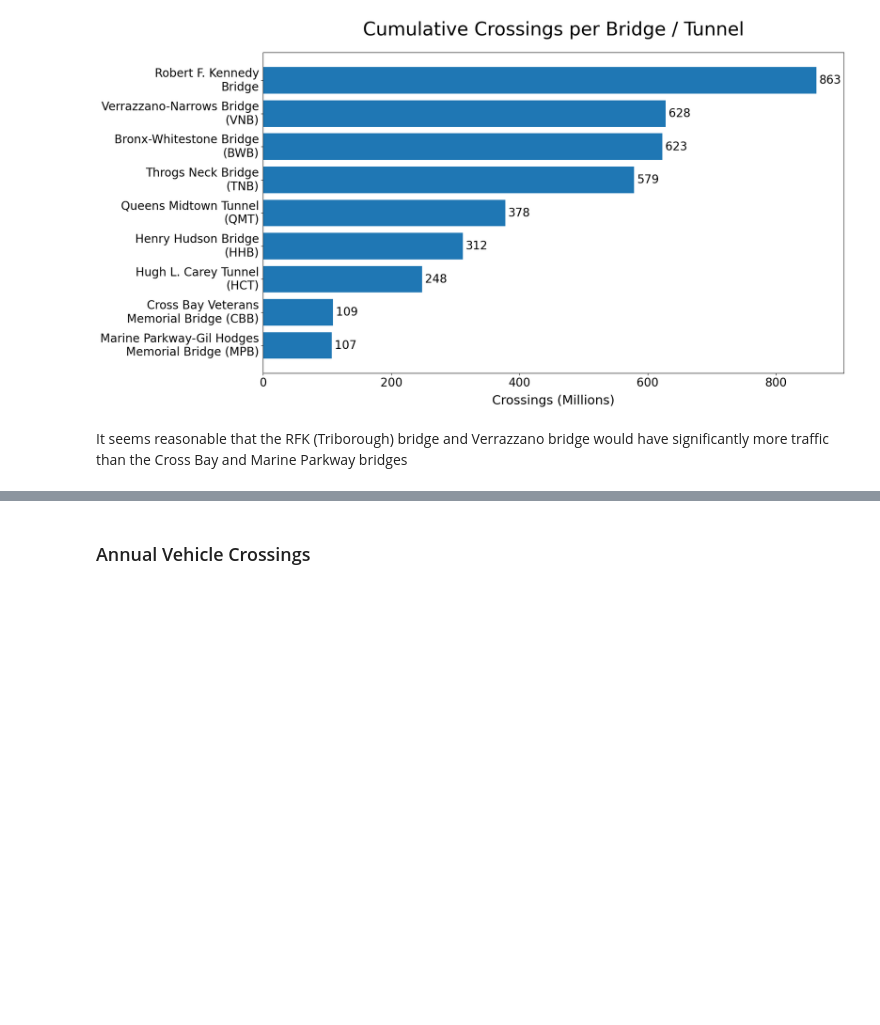
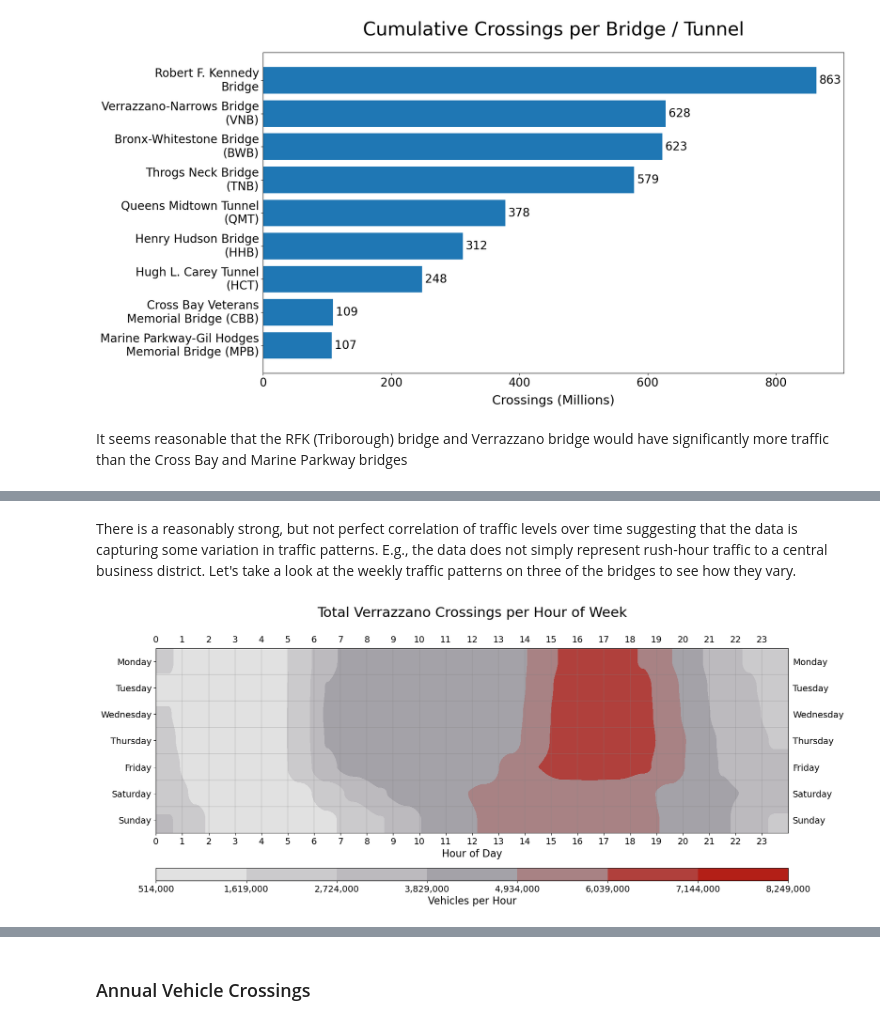
Before and after one commit to ray310/NYC-Vehicle-Collisions, a Jupyter notebook: 2-profiling-preparing-traffic-data.ipynb, the cells around one changed output, grey strips where cells are left out. Saved outputs shown, nothing was run; the diff lists cells and outputs as text; code cells hidden in the pictures; blank space fills up the shorter version.

```diff
--- a/2-profiling-preparing-traffic-data.ipynb
+++ b/2-profiling-preparing-traffic-data.ipynb
@@ -410,0 +444,34 @@ It seems reasonable that the RFK (Triborough) bridge and Verrazzano bridge would
+# %% [markdown]
+There is a reasonably strong, but not perfect correlation of traffic levels over time suggesting that the data is capturing some variation in traffic patterns. E.g., the data does not simply represent rush-hour traffic to a central business district. Let's take a look at the weekly traffic patterns on three of the bridges to see how they vary.
+# %%
+select_crossings = [
+    "Verrazzano-Narrows Bridge (VNB)",
+    "Throgs Neck Bridge (TNB)",
+    "Robert F. Kennedy Bridge",
+]
+mn_mx_select_crossings = src.utils.get_crosstab_min_max(
+    data, "Location", select_crossings, values_col="Sum Vehicles", aggfunc="sum"
+)
+# %%
+verrazzano = data[data["Location"] == "Verrazzano-Narrows Bridge (VNB)"]
+verrazzano_ct = src.utils.make_week_crosstab(
+    verrazzano,
+    1,
+    values=verrazzano["Sum Vehicles"],
+    aggfunc="sum",
+    day_of_week_map=DAY_OF_WEEK_MAP,
+)
+ct_labels = src.utils.make_heatmap_labels(
+    "Total Verrazzano Crossings per Hour of Week", cbar_label="Vehicles per Hour"
+)
+viz.make_heat_map(
+    verrazzano_ct,
+    ct_labels,
+    colors=viz.HEATMAP_COLORS,
+    interpolation="hanning",
+    min_max=mn_mx_select_crossings,
+    cbar_format=lambda x: f"{round(x, -3):,.0f}",
+    save=os.path.join(IMG_DIR, "mta", "verrazzano_crossings_heatmap.png"),
+)
+# %% [output]
+[figure, added]
```
Also changed, not shown: parts of 8 cells of this notebook, 1 other file.
